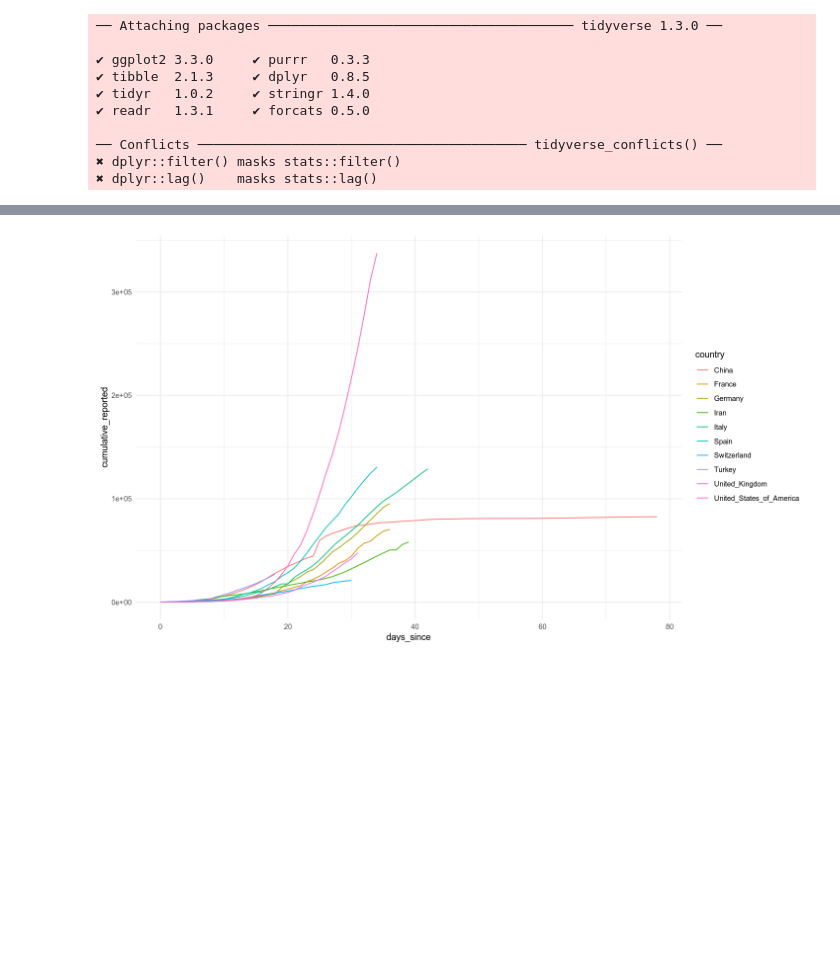
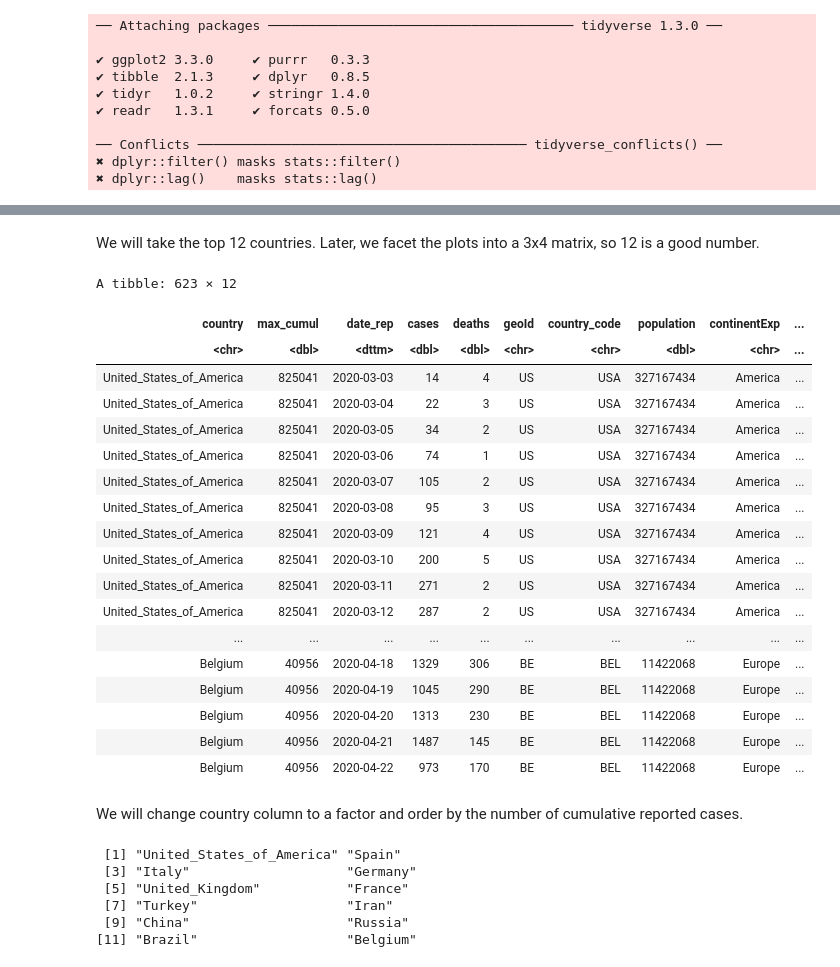
Before and after one commit to casact/covid_19_data, a Jupyter notebook: eda/first_derivative.ipynb, the cells around one changed output, grey strips where cells are left out. Saved outputs shown, nothing was run; the diff lists cells and outputs as text; code cells hidden in the pictures; blank space fills up the shorter version.

```diff
--- a/eda/first_derivative.ipynb
+++ b/eda/first_derivative.ipynb
@@ -33,15 +33,49 @@ A tibble: 6 × 10
+# %% [markdown]
+We will take the top 12 countries. Later, we facet the plots into a 3x4 matrix, so 12 is a good number.
 # %%
 tbl_top_countries <- tbl_ecdc %>%
   group_by(country) %>%
   summarise(max_cumul = max(cumulative_reported)) %>%
   ungroup() %>%
   arrange(desc(max_cumul)) %>%
-  head(10) %>%
+  head(12) %>%
   inner_join(tbl_ecdc_threshold, by = 'country')
 
-tbl_top_countries %>%
-  ggplot(aes(days_since, cumulative_reported, color = country)) +
-  geom_line() +
-  theme_minimal()
+tbl_top_countries
 # %% [output]
-[figure, removed]
+A tibble: 623 × 12
+| country | max_cumul | date_rep | cases | deaths | geoId | country_code | population | continentExp | ... |
+| <chr> | <dbl> | <dttm> | <dbl> | <dbl> | <chr> | <chr> | <dbl> | <chr> | ... |
+| United_States_of_America | 825041 | 2020-03-03 | 14 | 4 | US | USA | 327167434 | America | ... |
+| United_States_of_America | 825041 | 2020-03-04 | 22 | 3 | US | USA | 327167434 | America | ... |
+| United_States_of_America | 825041 | 2020-03-05 | 34 | 2 | US | USA | 327167434 | America | ... |
+| United_States_of_America | 825041 | 2020-03-06 | 74 | 1 | US | USA | 327167434 | America | ... |
+| United_States_of_America | 825041 | 2020-03-07 | 105 | 2 | US | USA | 327167434 | America | ... |
+| United_States_of_America | 825041 | 2020-03-08 | 95 | 3 | US | USA | 327167434 | America | ... |
+| United_States_of_America | 825041 | 2020-03-09 | 121 | 4 | US | USA | 327167434 | America | ... |
+| United_States_of_America | 825041 | 2020-03-10 | 200 | 5 | US | USA | 327167434 | America | ... |
+| United_States_of_America | 825041 | 2020-03-11 | 271 | 2 | US | USA | 327167434 | America | ... |
+| United_States_of_America | 825041 | 2020-03-12 | 287 | 2 | US | USA | 327167434 | America | ... |
+| ... | ... | ... | ... | ... | ... | ... | ... | ... | ... |
+| Belgium | 40956 | 2020-04-18 | 1329 | 306 | BE | BEL | 11422068 | Europe | ... |
+| Belgium | 40956 | 2020-04-19 | 1045 | 290 | BE | BEL | 11422068 | Europe | ... |
+| Belgium | 40956 | 2020-04-20 | 1313 | 230 | BE | BEL | 11422068 | Europe | ... |
+| Belgium | 40956 | 2020-04-21 | 1487 | 145 | BE | BEL | 11422068 | Europe | ... |
+| Belgium | 40956 | 2020-04-22 | 973 | 170 | BE | BEL | 11422068 | Europe | ... |
+# %% [markdown]
+We will change country column to a factor and order by the number of cumulative reported cases.
+# %%
+country_order <- tbl_top_countries %>%
+  group_by(country) %>%
+  summarise(max_reported = max(cumulative_reported)) %>%
+  arrange(desc(max_reported)) %>%
+  pull(country)
+
+country_order
+# %% [output]
+ [1] "United_States_of_America" "Spain"
+ [3] "Italy"                    "Germany"
+ [5] "United_Kingdom"           "France"
+ [7] "Turkey"                   "Iran"
+ [9] "China"                    "Russia"
+[11] "Brazil"                   "Belgium"
```
Also changed, not shown: parts of 7 cells of this notebook.
